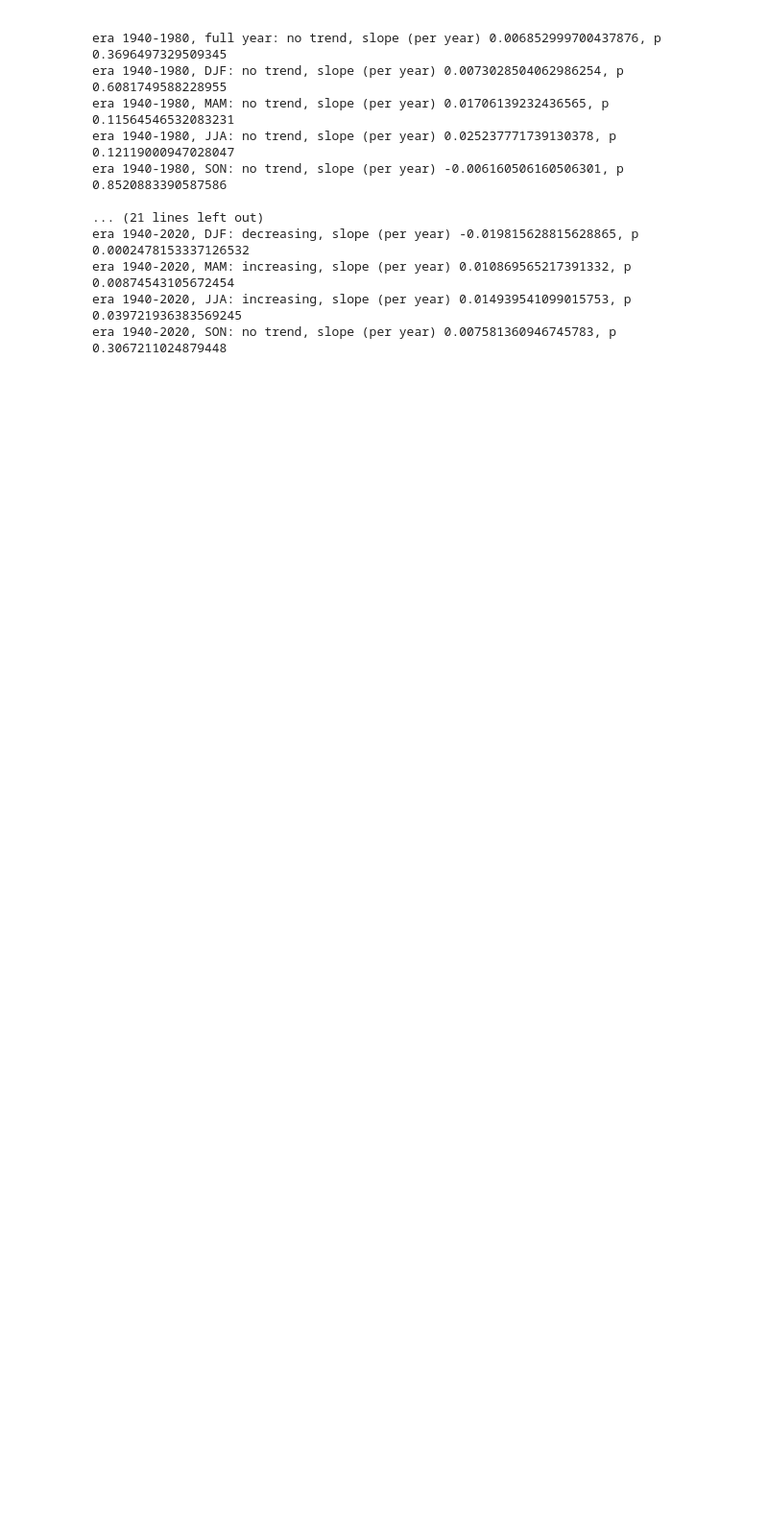
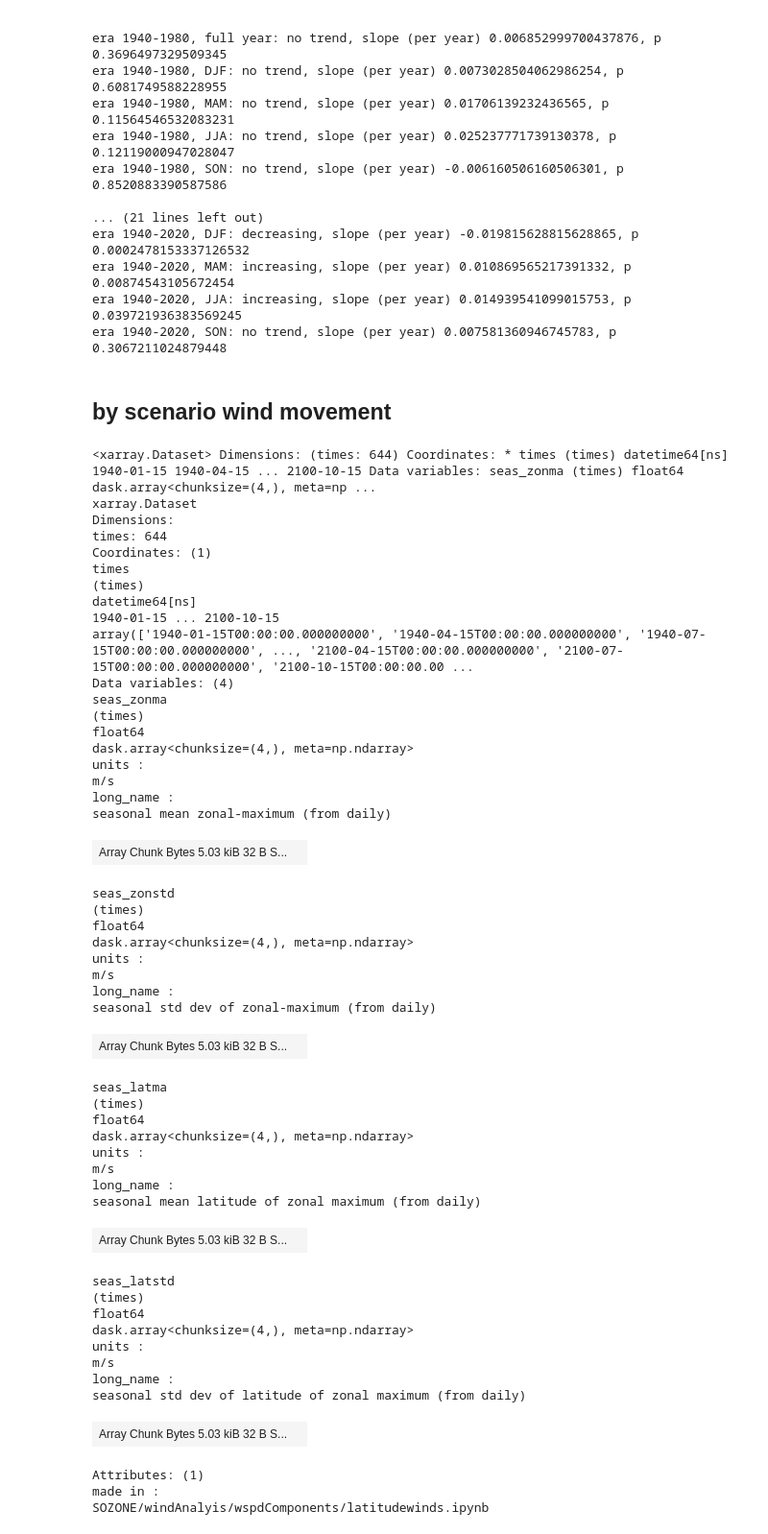
Before and after one commit to tjarnikova/SOZONE, a Jupyter notebook: windAnalyis/wspdComponents/latitudewinds.ipynb, the cells around one changed output. Shown at 96% size. Saved outputs shown, nothing was run; the diff lists cells and outputs as text; code cells hidden in the pictures; blank space fills up the shorter version.

```diff
--- a/windAnalyis/wspdComponents/latitudewinds.ipynb
+++ b/windAnalyis/wspdComponents/latitudewinds.ipynb
@@ -534,3 +538,26 @@ era 1940-2020, DJF: decreasing, slope (per year) -0.019815628815628865, p 0.0002
 era 1940-2020, MAM: increasing, slope (per year) 0.010869565217391332, p 0.00874543105672454
 era 1940-2020, JJA: increasing, slope (per year) 0.014939541099015753, p 0.039721936383569245
 era 1940-2020, SON: no trend, slope (per year) 0.007581360946745783, p 0.3067211024879448
+# %% [markdown]
+## by scenario wind movement
+# %%
+tdir = f'/gpfs/data/greenocean/software/products/windsFromComponents/symlinked_hrly_UKESM/daily'
+
+def make_yearlist_ukesm(yrst, yrend, scen = '1A'):
+    yrs = np.arange(yrst,yrend+1,1)
+    ylist = []
+    for i in range(0,len(yrs)):
+        baseDir = '/gpfs/data/greenocean/software/products/windsFromComponents/symlinked_hrly_UKESM/daily'
+        ty = f'{baseDir}/UKESM_{scen}_y{yrs[i]}_zonal-seas.nc'
+        t2 = glob.glob(ty)
+        ylist.append(t2[0])
+    return ylist
+
+#eralist = make_yearlist_era(1940, 2020)
+uk_1A = xr.open_mfdataset(make_yearlist_ukesm(1940, 2100))
+uk_1A = xr.open_mfdataset(make_yearlist_ukesm(1940, 2100, '1A'))
+uk_2A = xr.open_mfdataset(make_yearlist_ukesm(1940, 2100, '2A'))
+uk_3A = xr.open_mfdataset(make_yearlist_ukesm(1940, 2100, '3A'))
+uk_1B = xr.open_mfdataset(make_yearlist_ukesm(1940, 2100, '1B'))
+uk_2B = xr.open_mfdataset(make_yearlist_ukesm(1940, 2100, '2B'))
+uk_3B = xr.open_mfdataset(make_yearlist_ukesm(1940, 2100, '3B'))
@@ -536,0 +616,53 @@ era 1940-2020, SON: no trend, slope (per year) 0.007581360946745783, p 0.3067211
+# %%
+uk_1A
+# %% [output]
+<xarray.Dataset> Dimensions: (times: 644) Coordinates: * times (times) datetime64[ns] 1940-01-15 1940-04-15 ... 2100-10-15 Data variables: seas_zonma (times) float64 dask.array<chunksize=(4,), meta=np ...
+xarray.Dataset
+Dimensions:
+times: 644
+Coordinates: (1)
+times
+(times)
+datetime64[ns]
+1940-01-15 ... 2100-10-15
+array(['1940-01-15T00:00:00.000000000', '1940-04-15T00:00:00.000000000', '1940-07-15T00:00:00.000000000', ..., '2100-04-15T00:00:00.000000000', '2100-07-15T00:00:00.000000000', '2100-10-15T00:00:00.00 ...
+Data variables: (4)
+seas_zonma
+(times)
+float64
+dask.array<chunksize=(4,), meta=np.ndarray>
+units :
+m/s
+long_name :
+seasonal mean zonal-maximum (from daily)
+| Array Chunk Bytes 5.03 kiB 32 B S... |  |
+seas_zonstd
+(times)
+float64
+dask.array<chunksize=(4,), meta=np.ndarray>
+units :
+m/s
+long_name :
+seasonal std dev of zonal-maximum (from daily)
+| Array Chunk Bytes 5.03 kiB 32 B S... |  |
+seas_latma
+(times)
+float64
+dask.array<chunksize=(4,), meta=np.ndarray>
+units :
+m/s
+long_name :
+seasonal mean latitude of zonal maximum (from daily)
+| Array Chunk Bytes 5.03 kiB 32 B S... |  |
+seas_latstd
+(times)
+float64
+dask.array<chunksize=(4,), meta=np.ndarray>
+units :
+m/s
+long_name :
+seasonal std dev of latitude of zonal maximum (from daily)
+| Array Chunk Bytes 5.03 kiB 32 B S... |  |
+Attributes: (1)
+made in :
+SOZONE/windAnalyis/wspdComponents/latitudewinds.ipynb
```
Also changed, not shown: parts of 8 cells of this notebook, 6 other files.
